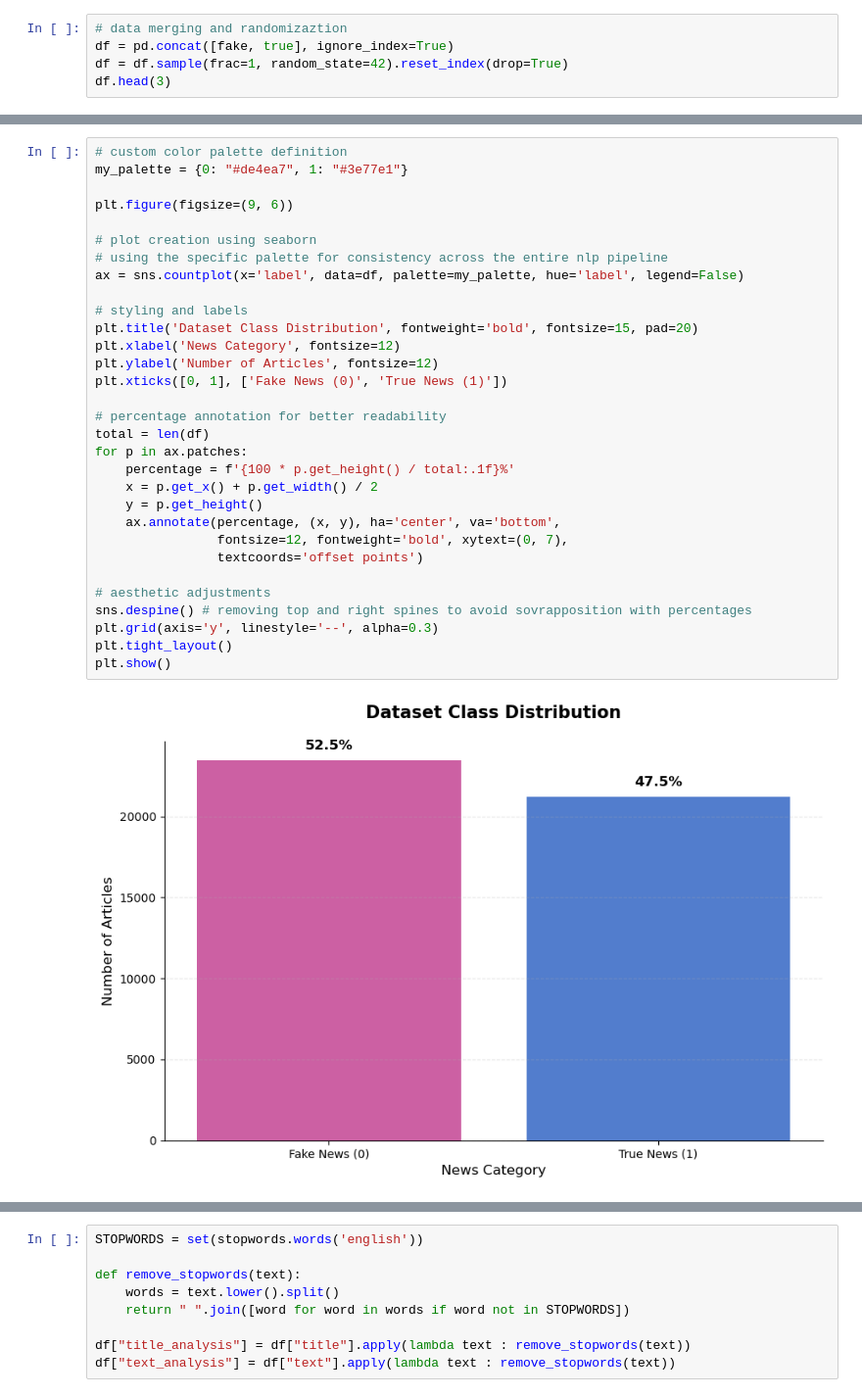
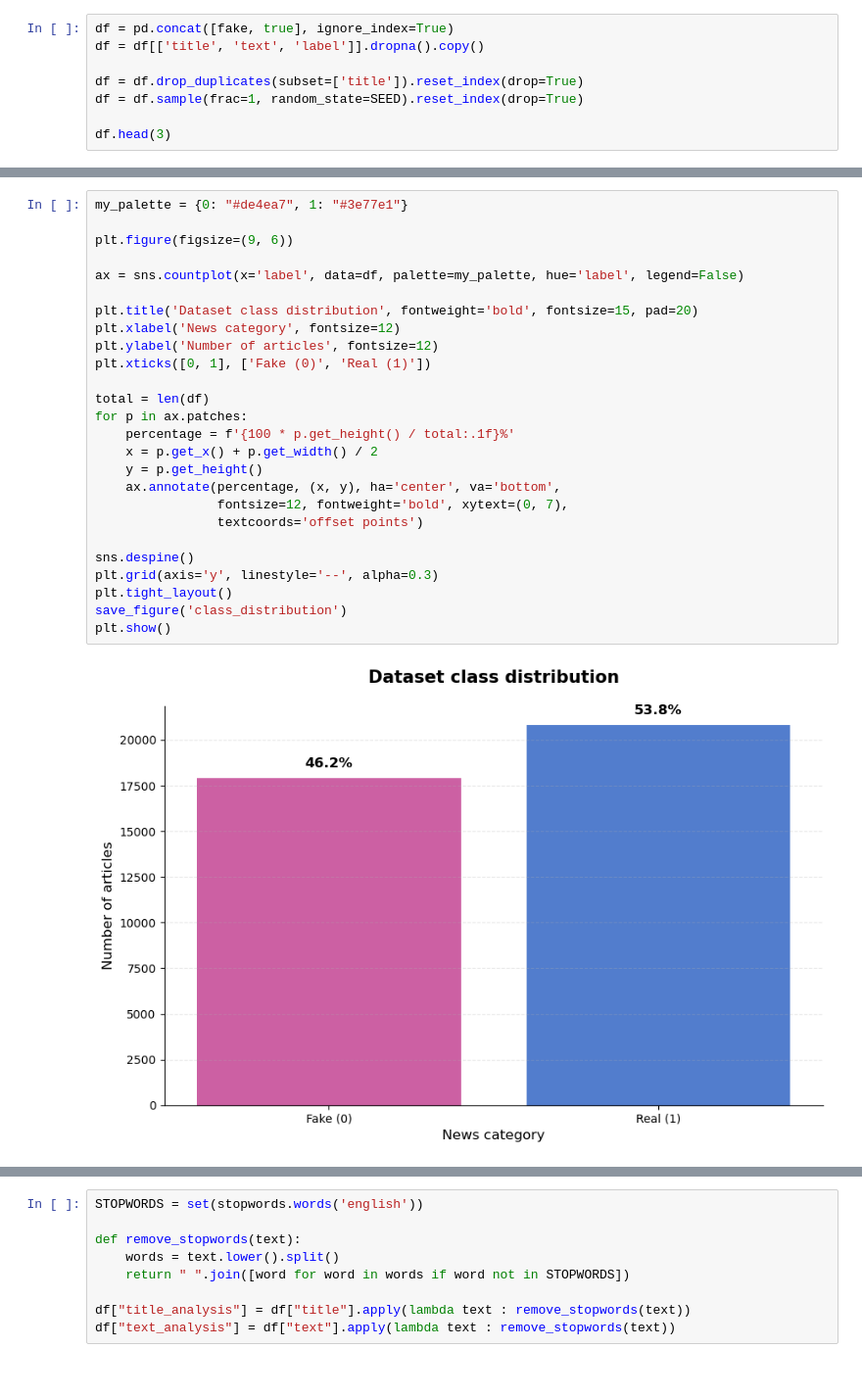
Before and after one commit to emanuelacannas/fake-news-classification, a Jupyter notebook: notebooks/01_eda_ml_models_comparison.ipynb, the cells around one changed output, grey strips where cells are left out. Shown at 98% size. Saved outputs shown, nothing was run; the diff lists cells and outputs as text.

```diff
--- a/notebooks/01_eda_ml_models_comparison.ipynb
+++ b/notebooks/01_eda_ml_models_comparison.ipynb
@@ -70,6 +164,9 @@ true["label"] = 1
 # %%
-# data merging and randomizaztion
 df = pd.concat([fake, true], ignore_index=True)
-df = df.sample(frac=1, random_state=42).reset_index(drop=True)
+df = df[['title', 'text', 'label']].dropna().copy()
+
+df = df.drop_duplicates(subset=['title']).reset_index(drop=True)
+df = df.sample(frac=1, random_state=SEED).reset_index(drop=True)
+
 df.head(3)
 # %% [output]
@@ -144,34 +214,29 @@ This step is important because class imbalance can lead to misleadingly high acc
 # %%
-# custom color palette definition
 my_palette = {0: "#de4ea7", 1: "#3e77e1"}
 
 plt.figure(figsize=(9, 6))
 
-# plot creation using seaborn
-# using the specific palette for consistency across the entire nlp pipeline
 ax = sns.countplot(x='label', data=df, palette=my_palette, hue='label', legend=False)
 
-# styling and labels
-plt.title('Dataset Class Distribution', fontweight='bold', fontsize=15, pad=20)
-plt.xlabel('News Category', fontsize=12)
-plt.ylabel('Number of Articles', fontsize=12)
-plt.xticks([0, 1], ['Fake News (0)', 'True News (1)'])
+plt.title('Dataset class distribution', fontweight='bold', fontsize=15, pad=20)
+plt.xlabel('News category', fontsize=12)
+plt.ylabel('Number of articles', fontsize=12)
+plt.xticks([0, 1], ['Fake (0)', 'Real (1)'])
 
-# percentage annotation for better readability
 total = len(df)
 for p in ax.patches:
     percentage = f'{100 * p.get_height() / total:.1f}%'
     x = p.get_x() + p.get_width() / 2
     y = p.get_height()
     ax.annotate(percentage, (x, y), ha='center', va='bottom',
                 fontsize=12, fontweight='bold', xytext=(0, 7),
                 textcoords='offset points')
 
-# aesthetic adjustments
-sns.despine() # removing top and right spines to avoid sovrapposition with percentages
+sns.despine()
 plt.grid(axis='y', linestyle='--', alpha=0.3)
 plt.tight_layout()
+save_figure('class_distribution')
 plt.show()
 # %% [output]
-[figure, old version]
+[figure, new version]
 # %% [markdown]
```
Also changed, not shown: parts of 76 cells of this notebook, 1 other file.
